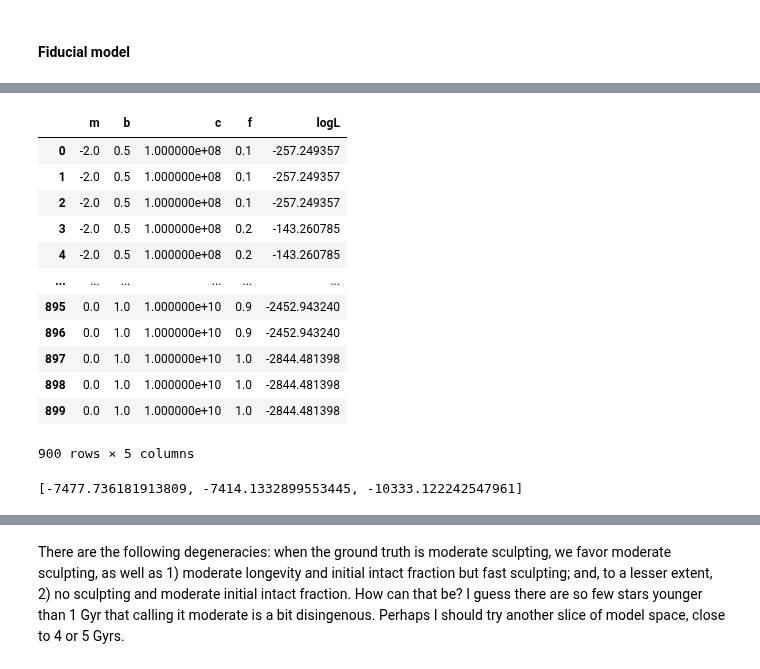
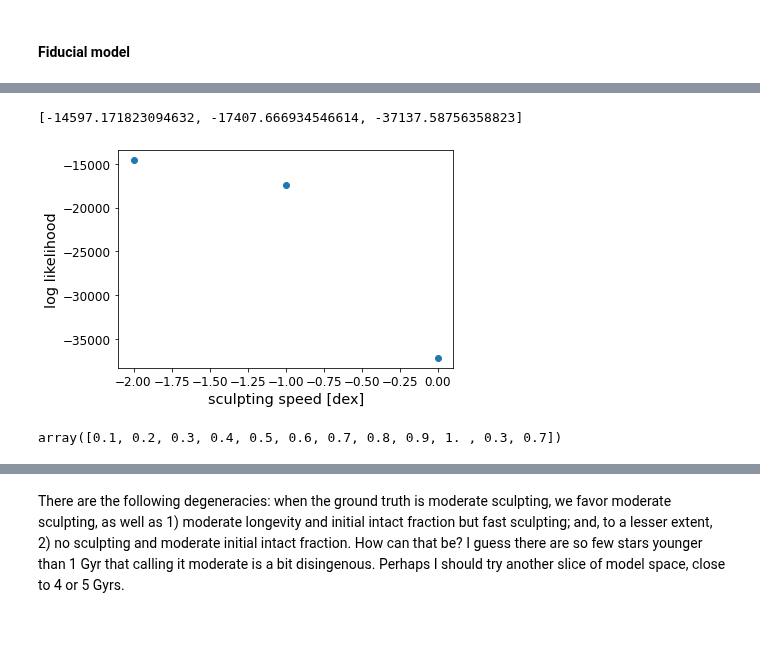
Before and after one commit to exoclam/mastrangelo, a Jupyter notebook: notebooks/analyze.ipynb, the cells around one changed output, grey strips where cells are left out. Drawn from its saved outputs; the diff is of its cells as text; code cells hidden in the pictures; blank space fills up the shorter version.

```diff
--- a/notebooks/analyze.ipynb
+++ b/notebooks/analyze.ipynb
@@ -268,71 +327,25 @@ IndexError: list index out of range
-# %%
-cube = [0,0,0]
-fs = np.round(np.linspace(0.1, 1.), 1)
-ndim = 3
-nparams = 3
-
-ms = []
-bs = []
-cs = []
-fs_for_df = []
-all_logLs = []
-
-for gi_m in range(3):
-
-    for gi_b in range(2):
-        gi_b = gi_b + 1
-
-        for gi_c in range(3):
-            cube = prior_grid_logslope(cube, ndim, nparams, gi_m, gi_b, gi_c)
-
-            for f in fs:
-
-                ms.append(cube[0])
-                bs.append(cube[1])
-                cs.append(cube[2])
-                fs_for_df.append(f)
-
-                tm = truth.loc[(truth.ms == cube[0]) & (truth.bs == cube[1]) & (truth.cs == cube[2]) & (np.round(truth.fs,1) == f)].transit_multiplicities
-                tm_recovery = recovery.loc[(recovery.ms == cube[0]) & (recovery.bs == cube[1]) & (recovery.cs == cube[2]) & (np.round(recovery.fs,1) == f)].transit_multiplicities.to_list()
-
-                # calculate logL for each realization of each model, using tm as the ground truth
-                logLs = []
-                for i in range(len(tm_recovery)):
-                    logL = better_loglike(tm_recovery[i], np.sum(tm_fiducial))
-                    logLs.append(logL)
-
-                # get best logL for each model
-                best_logL = np.amax(logLs)
-                all_logLs.append(best_logL)
-# %%
-model_logLs = pd.DataFrame({'m': ms, 'b': bs, 'c': cs, 'f': fs_for_df, 'logL': all_logLs})
-model_logLs
-# %% [output]
-|  | m | b | c | f | logL |
-| 0 | -2.0 | 0.5 | 1.000000e+08 | 0.1 | -257.249357 |
-| 1 | -2.0 | 0.5 | 1.000000e+08 | 0.1 | -257.249357 |
-| 2 | -2.0 | 0.5 | 1.000000e+08 | 0.1 | -257.249357 |
-| 3 | -2.0 | 0.5 | 1.000000e+08 | 0.2 | -143.260785 |
-| 4 | -2.0 | 0.5 | 1.000000e+08 | 0.2 | -143.260785 |
-| ... | ... | ... | ... | ... | ... |
-| 895 | 0.0 | 1.0 | 1.000000e+10 | 0.9 | -2452.943240 |
-| 896 | 0.0 | 1.0 | 1.000000e+10 | 0.9 | -2452.943240 |
-| 897 | 0.0 | 1.0 | 1.000000e+10 | 1.0 | -2844.481398 |
-| 898 | 0.0 | 1.0 | 1.000000e+10 | 1.0 | -2844.481398 |
-| 899 | 0.0 | 1.0 | 1.000000e+10 | 1.0 | -2844.481398 |
-900 rows × 5 columns
 # %%
 # marginalize in 1D
 marginalized_logLs = []
 for gi_m in range(3):
 
     cube = prior_grid_logslope(cube, ndim, nparams, gi_m, gi_b, gi_c)
 
     # subset
     only = model_logLs.loc[(model_logLs.m == cube[0]) & (model_logLs.f == 0.3)]
 
     # marginalize logL
     marginalized_logLs.append(np.sum(only.logL))
 print(marginalized_logLs)
+
+plt.scatter(truth.ms.unique(), marginalized_logLs)
+plt.ylabel("log likelihood")
+plt.xlabel("sculpting speed [dex]")
+plt.show()
 # %% [output]
-[-7477.736181913809, -7414.1332899553445, -10333.122242547961]
+[-14597.171823094632, -17407.666934546614, -37137.58756358823]
+[figure, added]
+# %%
+truth.fs.unique()
+# %% [output]
+array([0.1, 0.2, 0.3, 0.4, 0.5, 0.6, 0.7, 0.8, 0.9, 1. , 0.3, 0.7])
```
Also changed, not shown: parts of 34 cells of this notebook, 1 other file.
